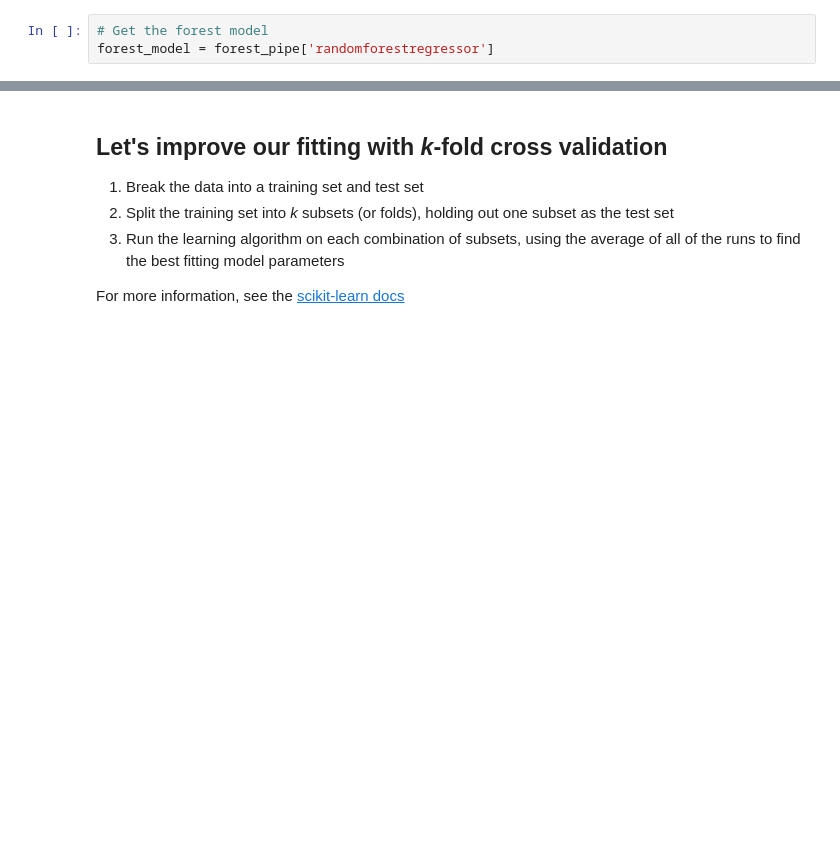
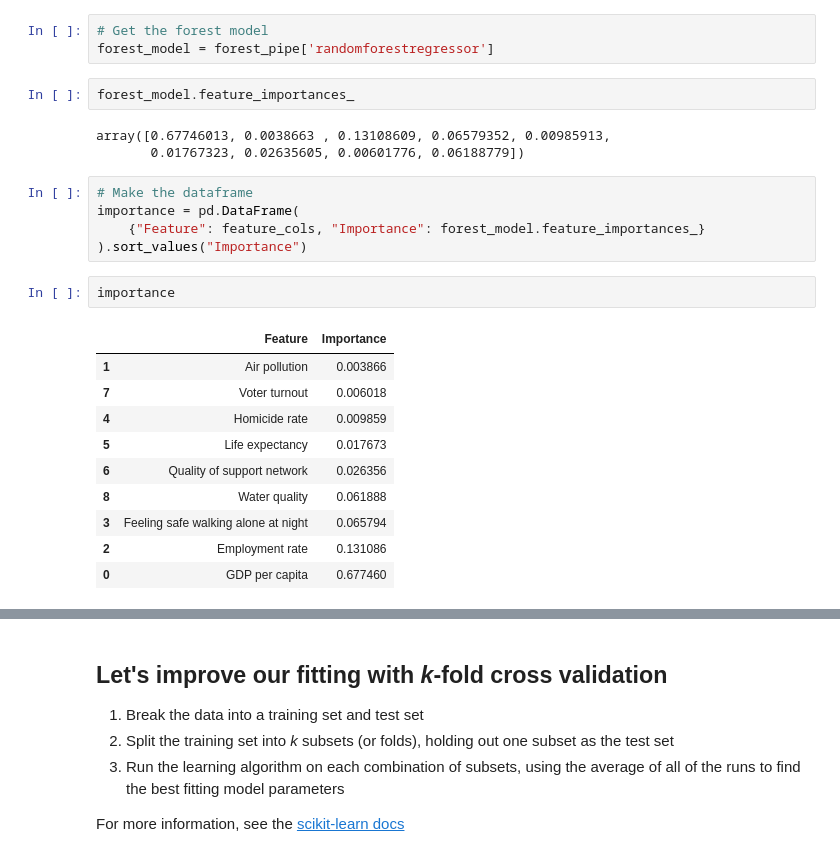
Before and after one commit to MUSA-550-Fall-2020/week-11, a Jupyter notebook: lecture-11B.ipynb, the cells around one changed output, grey strips where cells are left out. Saved outputs shown, nothing was run; the diff lists cells and outputs as text; blank space fills up the shorter version.

```diff
--- a/lecture-11B.ipynb
+++ b/lecture-11B.ipynb
@@ -344,4 +376,27 @@ forest_pipe.named_steps
 # %%
 # Get the forest model
 forest_model = forest_pipe['randomforestregressor']
+# %%
+forest_model.feature_importances_
+# %% [output]
+array([0.67746013, 0.0038663 , 0.13108609, 0.06579352, 0.00985913,
+       0.01767323, 0.02635605, 0.00601776, 0.06188779])
+# %%
+# Make the dataframe
+importance = pd.DataFrame(
+    {"Feature": feature_cols, "Importance": forest_model.feature_importances_}
+).sort_values("Importance")
+# %%
+importance
+# %% [output]
+|  | Feature | Importance |
+| 1 | Air pollution | 0.003866 |
+| 7 | Voter turnout | 0.006018 |
+| 4 | Homicide rate | 0.009859 |
+| 5 | Life expectancy | 0.017673 |
+| 6 | Quality of support network | 0.026356 |
+| 8 | Water quality | 0.061888 |
+| 3 | Feeling safe walking alone at night | 0.065794 |
+| 2 | Employment rate | 0.131086 |
+| 0 | GDP per capita | 0.677460 |
 # %%
```
Also changed, not shown: parts of 54 cells of this notebook, 1 other file.
